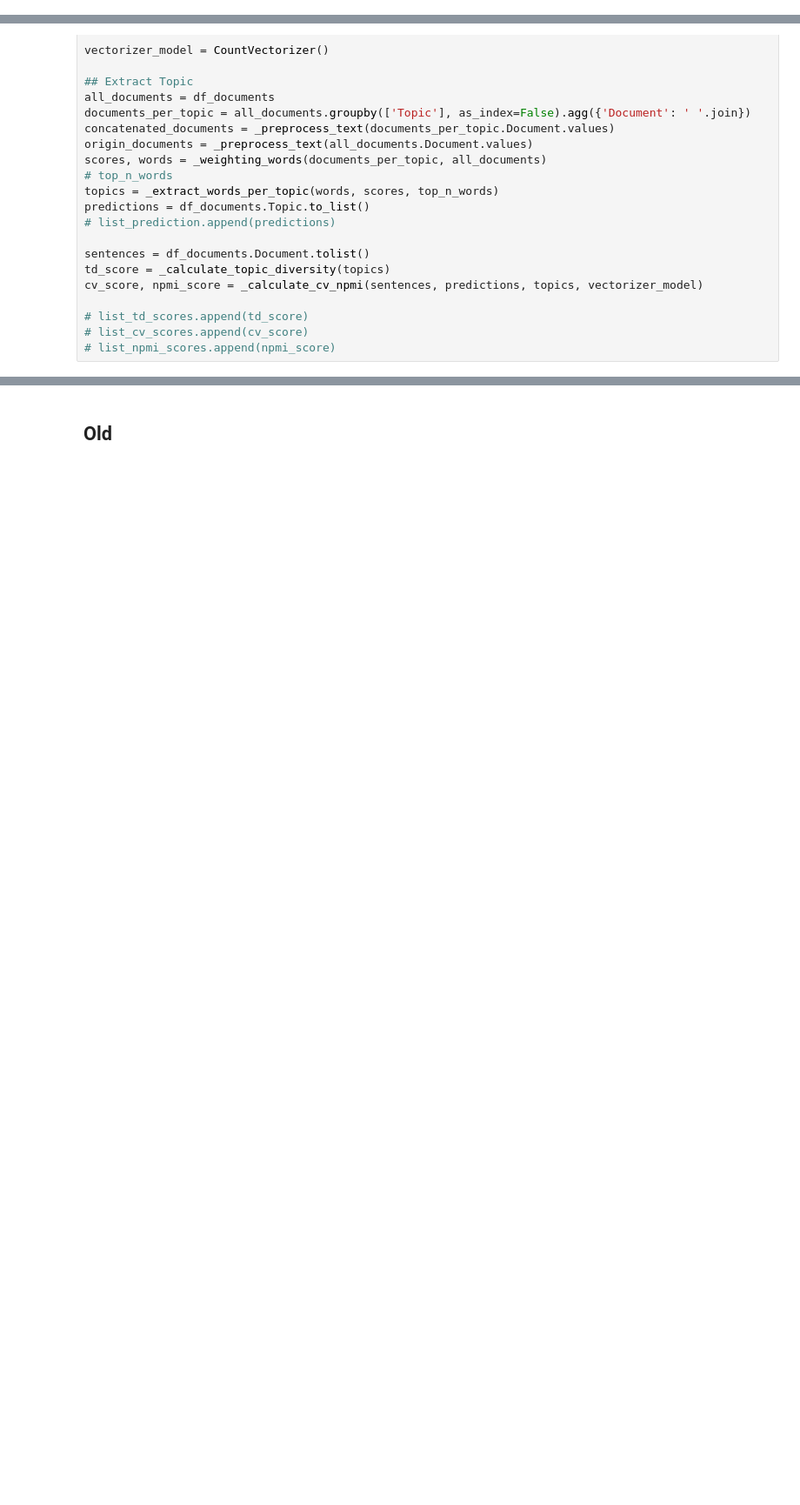
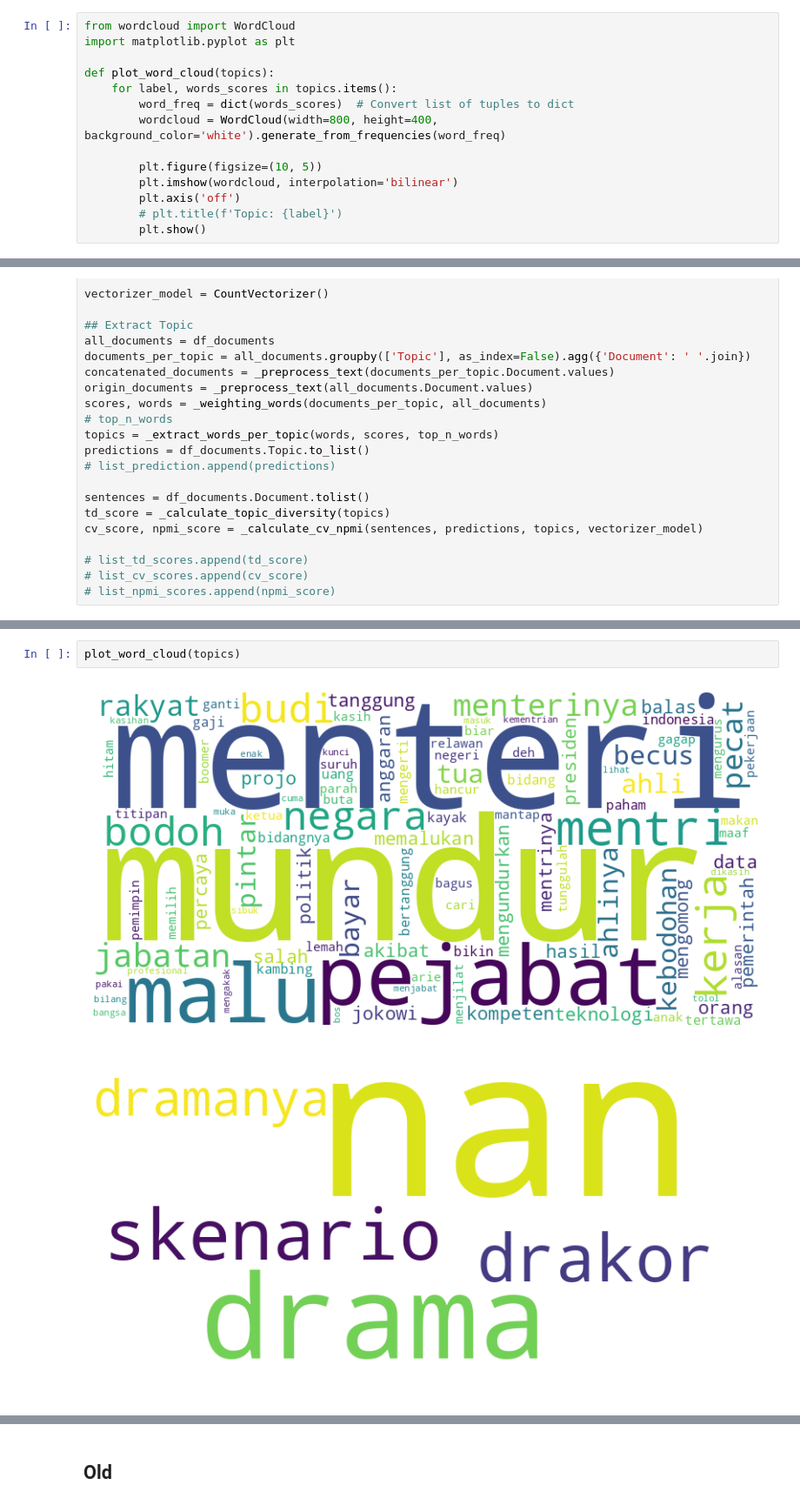
Before and after one commit to ahmadzeinabidmuhabbab/semnas2024-topic-modelling-embedding-based, a Jupyter notebook: SEMNAS_BERT_Topic_Modelling.ipynb, the cells around one changed output, grey strips where cells are left out. Shown at 87% size. Drawn from its saved outputs; the diff is of its cells as text; blank space fills up the shorter version.

```diff
--- a/SEMNAS_BERT_Topic_Modelling.ipynb
+++ b/SEMNAS_BERT_Topic_Modelling.ipynb
@@ -229,5 +230,19 @@ def _extract_words_per_topic(words, scores, top_n_words):
 
     return topics
+# %%
+from wordcloud import WordCloud
+import matplotlib.pyplot as plt
+
+def plot_word_cloud(topics):
+    for label, words_scores in topics.items():
+        word_freq = dict(words_scores)  # Convert list of tuples to dict
+        wordcloud = WordCloud(width=800, height=400, background_color='white').generate_from_frequencies(word_freq)
+
+        plt.figure(figsize=(10, 5))
+        plt.imshow(wordcloud, interpolation='bilinear')
+        plt.axis('off')
+        # plt.title(f'Topic: {label}')
+        plt.show()
 # %%
 topics = _extract_words_per_topic(words, scores)
 predictions = df_documents.Topic.to_list()
@@ -703,3 +777,8 @@ topics
   ('', 1e-05),
   ('', 1e-05),
   ('', 1e-05)]}
+# %%
+plot_word_cloud(topics)
+# %% [output]
+[figure, added]
+[figure, added]
```
Also changed, not shown: parts of 17 cells of this notebook, 15 other files.
